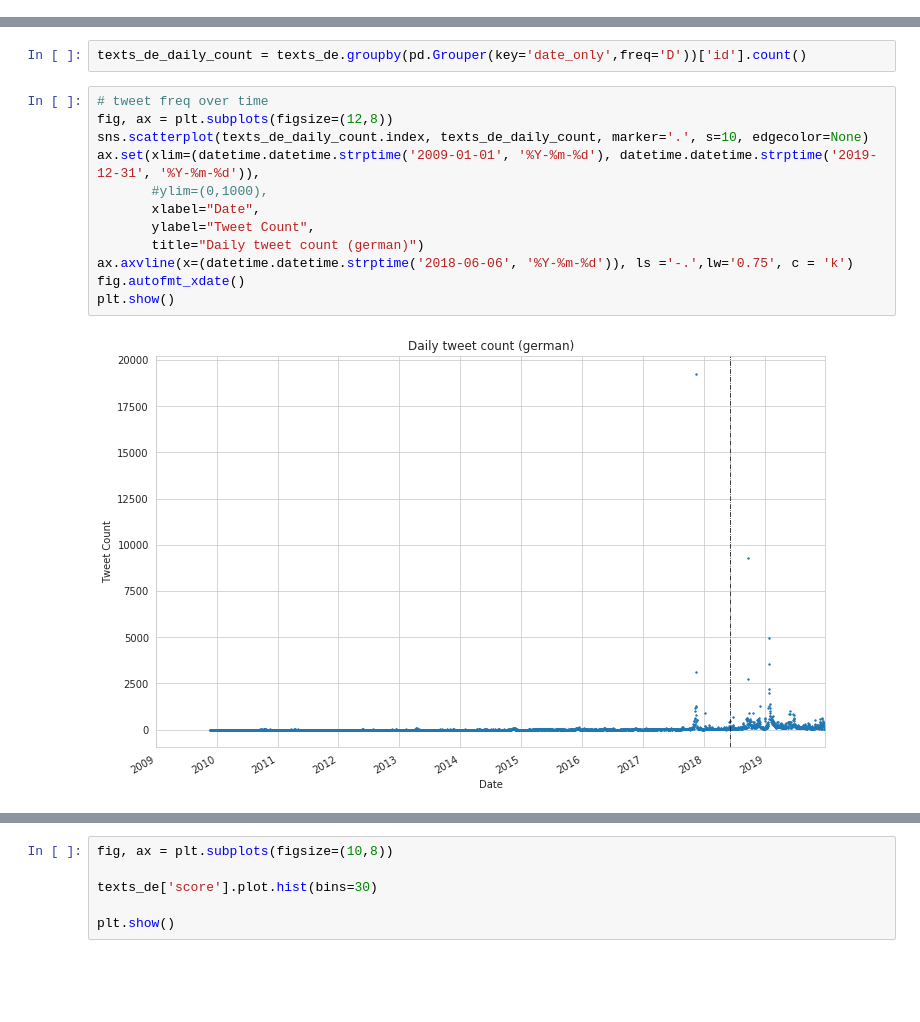
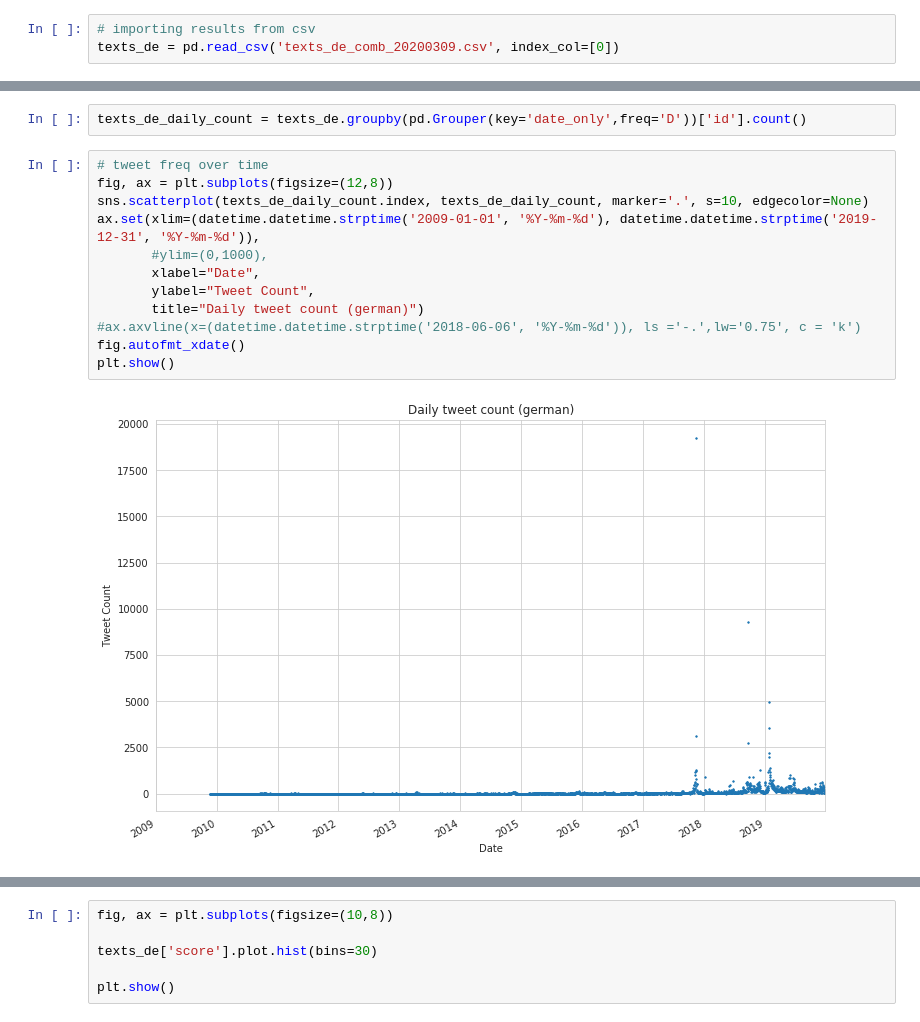
Before and after one commit to yuantinglee/twitter-discourse, a Jupyter notebook: analysis/sentiment_analysis_new.ipynb, the cells around one changed output, grey strips where cells are left out. Saved outputs shown, nothing was run; the diff lists cells and outputs as text; blank space fills up the shorter version.

```diff
--- a/analysis/sentiment_analysis_new.ipynb
+++ b/analysis/sentiment_analysis_new.ipynb
@@ -193,5 +193,8 @@ texts_de_comb.to_csv('texts_de_comb_20200309.csv')
 # renaming objects
 texts_de_new = texts_de
 texts_de = texts_de_comb
+# %%
+# importing results from csv
+texts_de = pd.read_csv('texts_de_comb_20200309.csv', index_col=[0])
 # %%
 texts_de['date_only'] =  pd.to_datetime(texts_de['date_only'])
@@ -234,14 +231,14 @@ texts_de_daily_count = texts_de.groupby(pd.Grouper(key='date_only',freq='D'))['i
 # %%
 # tweet freq over time
 fig, ax = plt.subplots(figsize=(12,8))
 sns.scatterplot(texts_de_daily_count.index, texts_de_daily_count, marker='.', s=10, edgecolor=None)
 ax.set(xlim=(datetime.datetime.strptime('2009-01-01', '%Y-%m-%d'), datetime.datetime.strptime('2019-12-31', '%Y-%m-%d')),
        #ylim=(0,1000),
        xlabel="Date",
        ylabel="Tweet Count",
        title="Daily tweet count (german)")
-ax.axvline(x=(datetime.datetime.strptime('2018-06-06', '%Y-%m-%d')), ls ='-.',lw='0.75', c = 'k')
+#ax.axvline(x=(datetime.datetime.strptime('2018-06-06', '%Y-%m-%d')), ls ='-.',lw='0.75', c = 'k')
 fig.autofmt_xdate()
 plt.show()
 # %% [output]
-[figure, old version]
+[figure, new version]
```
Also changed, not shown: parts of 4 cells of this notebook, 2 other files.
